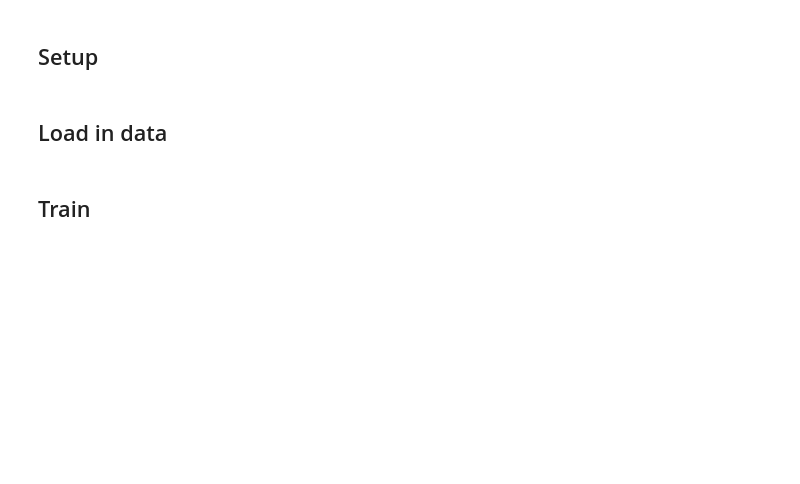
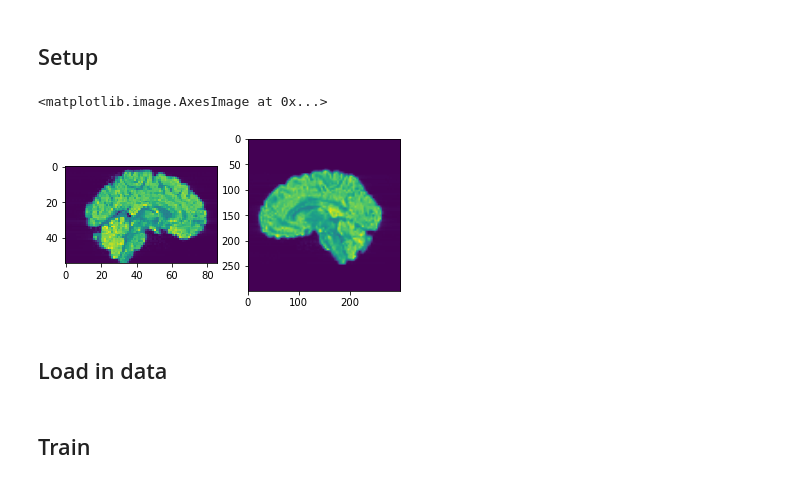
Before and after one commit to marksgraham/deep-qc, a Jupyter notebook: code/fit_cnn.ipynb, the cells around one changed output. Saved outputs shown, nothing was run; the diff lists cells and outputs as text; code cells hidden in the pictures; blank space fills up the shorter version.

```diff
--- a/code/fit_cnn.ipynb
+++ b/code/fit_cnn.ipynb
@@ -107,15 +107,20 @@ def preprocess_data_planar(X,target_height=299,target_width=299,is_training=Fals
     num_volumes = X.shape[0]
     X_preprocessed = np.zeros((num_volumes,target_height,target_width,3))
     if is_training == True:
-        slices_new = slices + np.random.randint(-4,4)
         for i in range(num_volumes):
+            slices_new = slices + np.random.randint(-4,4)
+            #Flip
+            if np.random.uniform() > 0.5:
+                vol = np.fliplr(np.squeeze(X[i,:]))
+            else:
+                vol = np.squeeze(X[i,:])
             for j in range(3):
                 if (j == 0):
-                    X_preprocessed[i,:,:,j] = imresize(pad_image(np.squeeze(X[i,slices_new[j],:,:]),pad_max),(target_width,target_height))
+                    X_preprocessed[i,:,:,j] = imresize(pad_image(vol[slices_new[j],:,:],pad_max),(target_width,target_height))
                 if (j == 1):
-                    X_preprocessed[i,:,:,j] = imresize(pad_image(np.squeeze(X[i,slices_new[j],:,:]),pad_max),(target_width,target_height))
+                    X_preprocessed[i,:,:,j] = imresize(pad_image(vol[slices_new[j],:,:],pad_max),(target_width,target_height))
                 if (j == 2):
-                    X_preprocessed[i,:,:,j] = imresize(pad_image(np.squeeze(X[i,slices_new[j],:,:]),pad_max),(target_width,target_height))
+                    X_preprocessed[i,:,:,j] = imresize(pad_image(vol[slices_new[j],:,:],pad_max),(target_width,target_height))
 
     else:
         for i in range(num_volumes):
@@ -128,6 +133,16 @@ def preprocess_data_planar(X,target_height=299,target_width=299,is_training=Fals
                     X_preprocessed[i,:,:,j] = imresize(pad_image(np.squeeze(X[i,slices[j],:,:]),pad_max),(target_width,target_height))
 
     return X_preprocessed.astype(np.float32) / 255
+# %%
+im =1
+plt.subplot(1,2,1)
+plt.imshow(np.rot90(X_train[im,36,:,:]))
+X_train_preprocessed = preprocess_data_planar(X_train[0:10,:,:,:],299,299,True)
+plt.subplot(1,2,2)
+plt.imshow(np.rot90(X_train_preprocessed[im,:,:,0]))
+# %% [output]
+<matplotlib.image.AxesImage at 0x...>
+[figure, added]
 # %% [markdown]
 ## Load in data
 # %%
```
Also changed, not shown: parts of 3 cells of this notebook.
